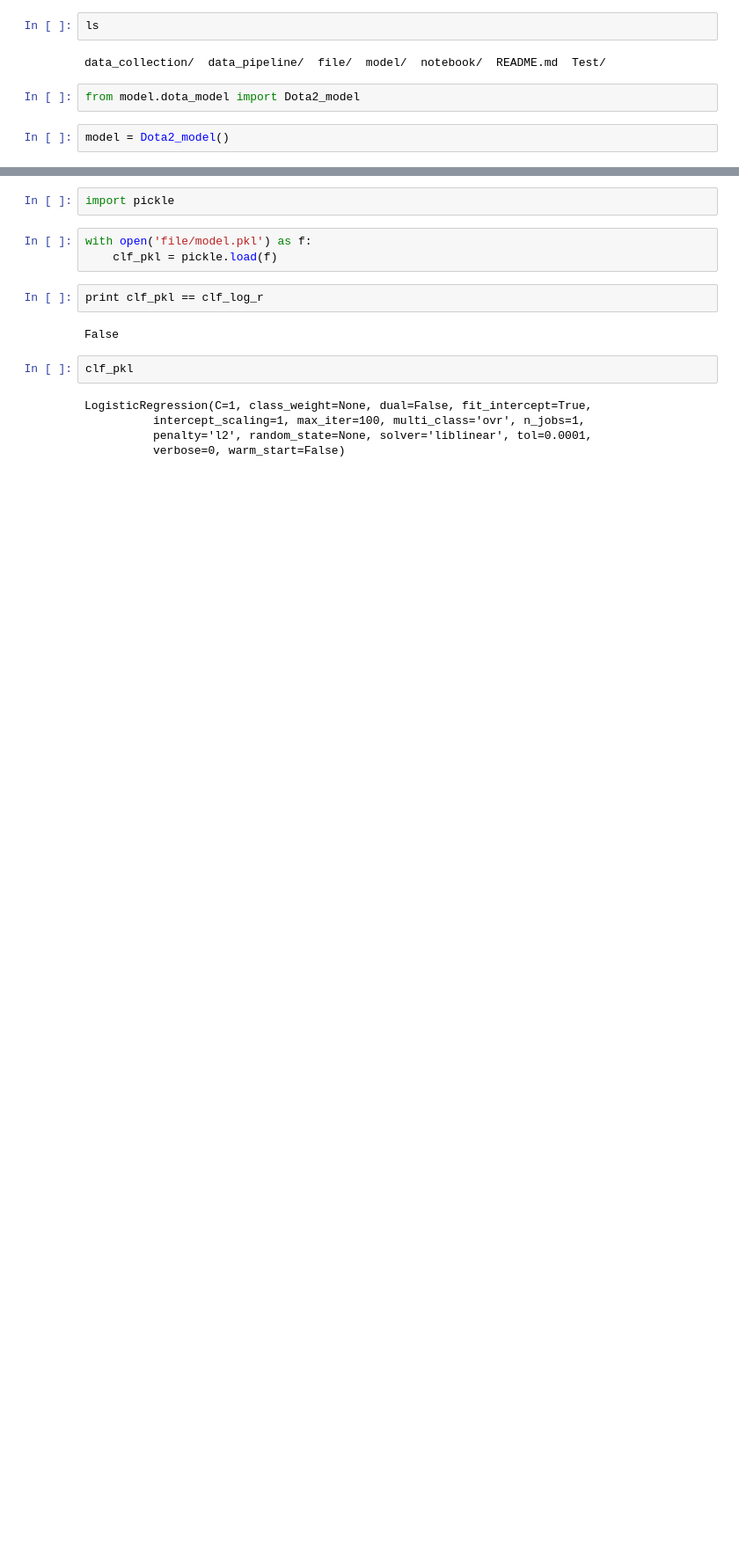
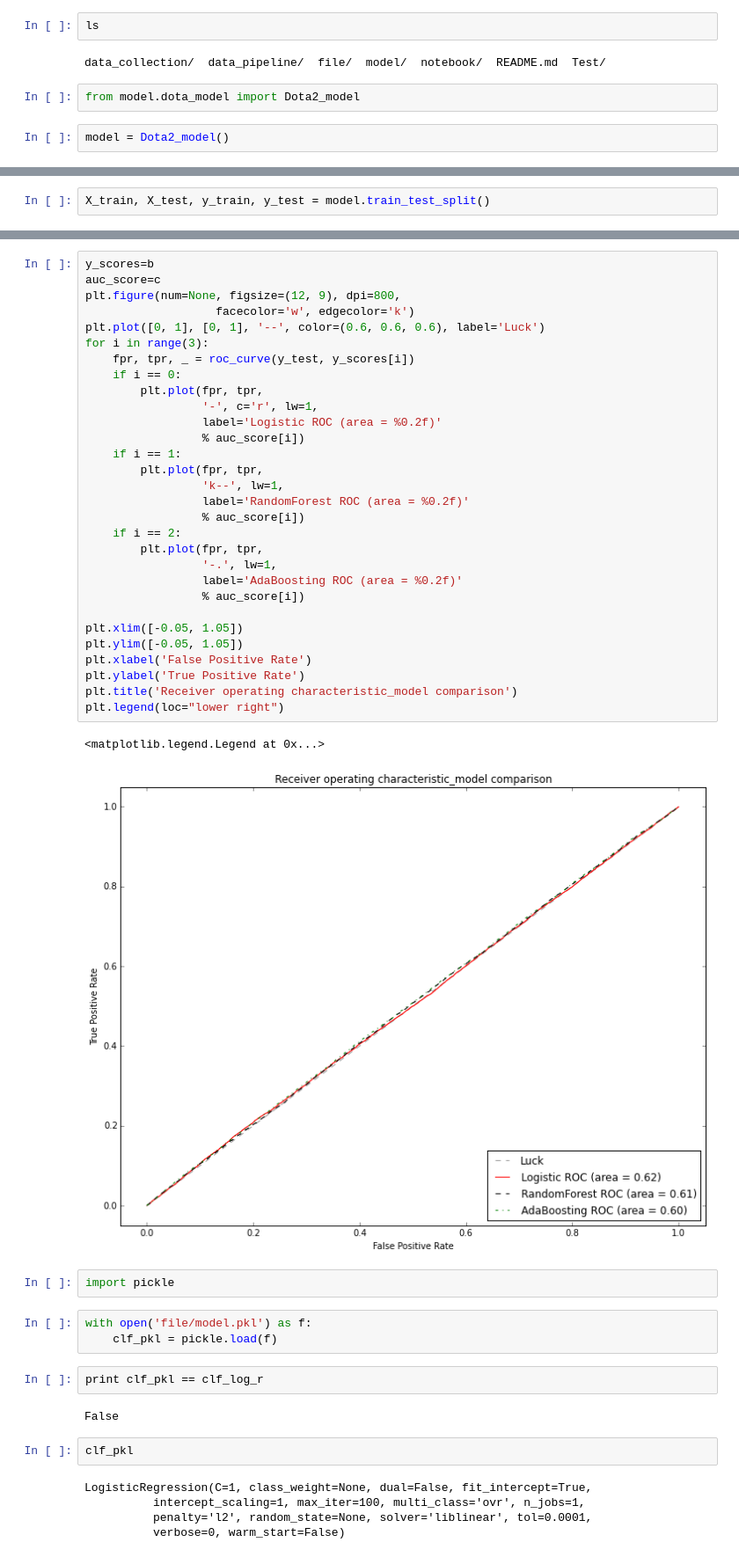
Before and after one commit to edwarddh101/DOTA2_Recommendation-System, a Jupyter notebook: notebook/NB_Model.ipynb, the cells around one changed output, grey strips where cells are left out. Shown: that part at 88% size. Cells and saved outputs as stored; diff of their text form; blank space fills up the shorter version.

```diff
--- a/notebook/NB_Model.ipynb
+++ b/notebook/NB_Model.ipynb
@@ -231,0 +299,2 @@ TypeError: 'NoneType' object is not iterable
+# %%
+X_train, X_test, y_train, y_test = model.train_test_split()
@@ -232,3 +315,36 @@ TypeError: 'NoneType' object is not iterable
+# %%
+y_scores=b
+auc_score=c
+plt.figure(num=None, figsize=(12, 9), dpi=800,
+                   facecolor='w', edgecolor='k')
+plt.plot([0, 1], [0, 1], '--', color=(0.6, 0.6, 0.6), label='Luck')
+for i in range(3):
+    fpr, tpr, _ = roc_curve(y_test, y_scores[i])
+    if i == 0:
+        plt.plot(fpr, tpr,
+                 '-', c='r', lw=1,
+                 label='Logistic ROC (area = %0.2f)'
+                 % auc_score[i])
+    if i == 1:
+        plt.plot(fpr, tpr,
+                 'k--', lw=1,
+                 label='RandomForest ROC (area = %0.2f)'
+                 % auc_score[i])
+    if i == 2:
+        plt.plot(fpr, tpr,
+                 '-.', lw=1,
+                 label='AdaBoosting ROC (area = %0.2f)'
+                 % auc_score[i])
+
+plt.xlim([-0.05, 1.05])
+plt.ylim([-0.05, 1.05])
+plt.xlabel('False Positive Rate')
+plt.ylabel('True Positive Rate')
+plt.title('Receiver operating characteristic_model comparison')
+plt.legend(loc="lower right")
+# %% [output]
+<matplotlib.legend.Legend at 0x...>
+[figure, added]
 # %%
 import pickle
 # %%
```
Also changed, not shown: parts of 32 cells of this notebook, 2 other files.
